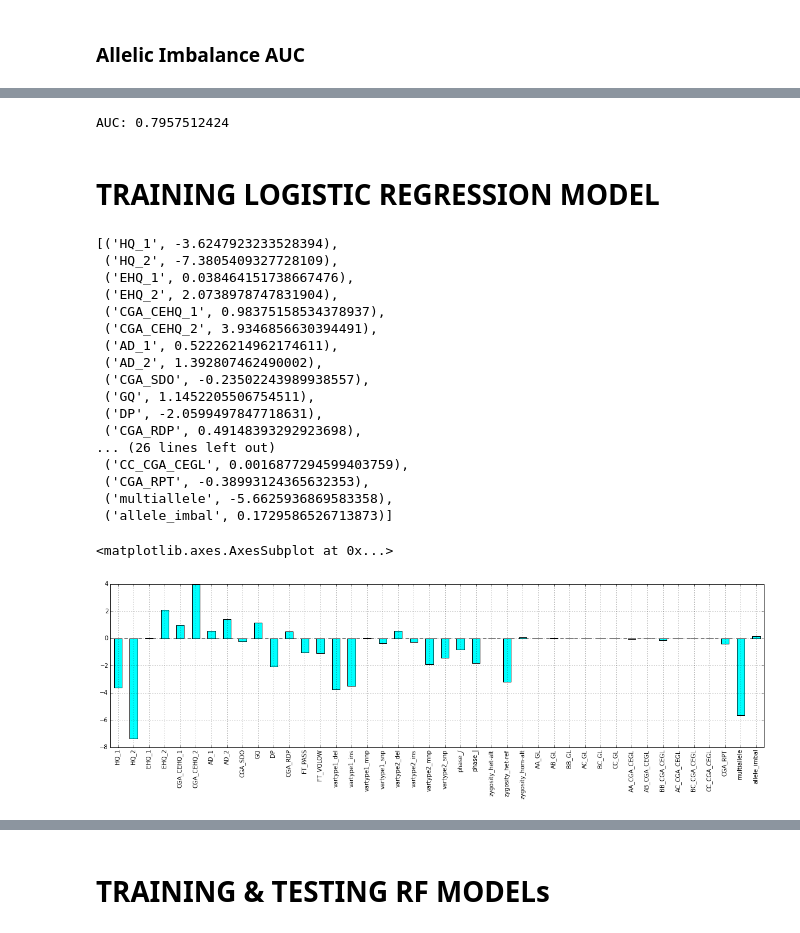
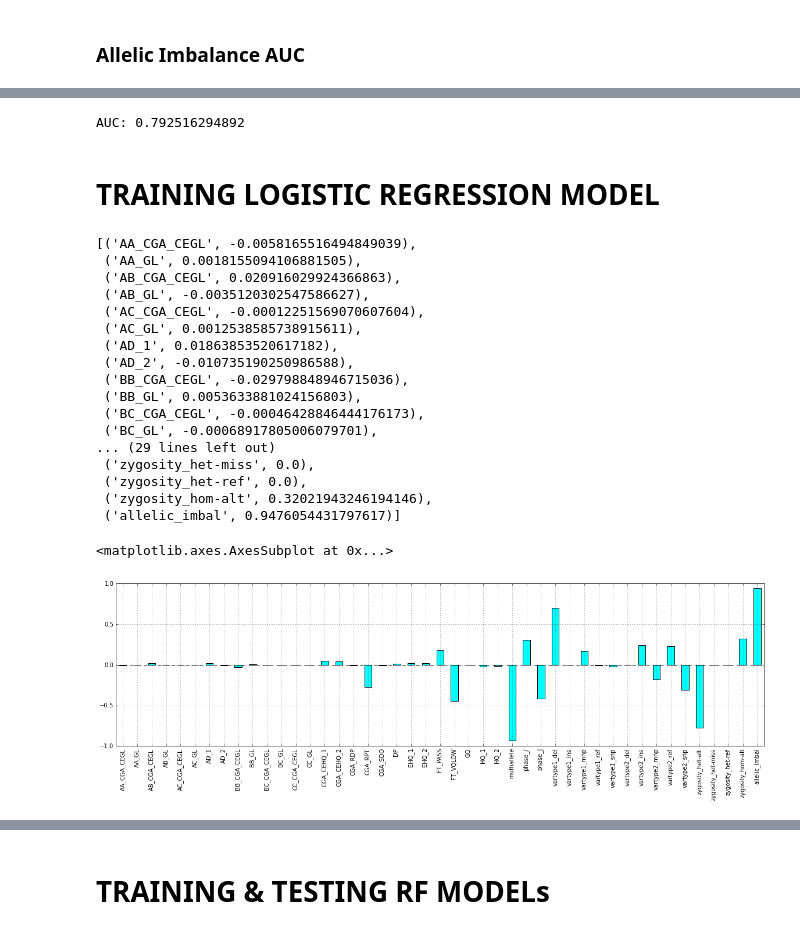
Before and after one commit to Schork-Lab/cg-classifier, a Jupyter notebook: ipynb/cg_RF_NA12877.ipynb, the cells around one changed output, grey strips where cells are left out. Saved outputs shown, nothing was run; the diff lists cells and outputs as text; code cells hidden in the pictures.

```diff
--- a/ipynb/cg_RF_NA12877.ipynb
+++ b/ipynb/cg_RF_NA12877.ipynb
@@ -353,0 +434,5 @@ def print_data(df, index):
+# %%
+training_set_indels = training_set[(training_set.vartype1_ins==1) | (training_set.vartype2_ins==1) | (training_set.vartype1_del==1) | (training_set.vartype2_del==1)]
+# %%
+training_truth_indels = training_truth[training_truth.index.isin(training_set_indels.index)]
+training_truth_indels['truth'].value_counts()
@@ -353,0 +443,4 @@ def print_data(df, index):
+# %%
+
+training_set_indels_random, training_truth_indels_random = get_random_sample_df(training_set_indels, training_truth_indels, 150000)
+training_truth_indels_random.truth.value_counts()
@@ -530,10 +548,10 @@ Try using .loc[row_index,col_indexer] = value instead
 # %%
 #AUC FOR JUST ALLELEIC IMBALANCE
 from sklearn import metrics
-y = training_truth_random['truth']
-pred = training_set_random.allele_imbal
+y = training_truth_indels_random['truth']
+pred = training_set_indels_random.allelic_imbal
 fpr, tpr, thresholds = metrics.roc_curve(y, pred, pos_label=1)
 print 'AUC:', metrics.auc(fpr, tpr)
 # %% [output]
-AUC: 0.7957512424
+AUC: 0.792516294892
 # %%
@@ -542,9 +560,11 @@ del test_set_random['allelic_imbal']
 # %% [markdown]
 # TRAINING LOGISTIC REGRESSION MODEL
 # %%
+del training_set_indels_random['CGA_XR']
+
 from sklearn import linear_model
 lm = linear_model.LogisticRegression(penalty='l1',C=1)
-lm_train = lm.fit(training_set_random_scaled, training_truth_random.values)
+lm_train = lm.fit(training_set_indels_random, training_truth_indels_random.values)
 # %%
 import cPickle
 #cPickle.dump(lm_train, open('/gpfs/home/erscott/Datasets_raw/PlatinumGenomes/NA12877/NA12877_phasing/classifier_models/NA12877_preprocessed_training_set_LogReg_model_l2_C1_autosomes.pkl','w'))
@@ -552,28 +572,29 @@ cPickle.dump(lm_train, open('/Users/ers_vader/git_data/cg_classifier/models/NA12
 # %%
 #Coefficients for SCALED DATA
-zip(training_set_random_scaled.columns, lm_train.coef_[0])
+zip(training_set_indels_random.columns, lm_train.coef_[0])
 # %% [output]
-[('HQ_1', -3.6247923233528394),
- ('HQ_2', -7.3805409327728109),
- ('EHQ_1', 0.038464151738667476),
- ('EHQ_2', 2.0738978747831904),
- ('CGA_CEHQ_1', 0.98375158534378937),
- ('CGA_CEHQ_2', 3.9346856630394491),
- ('AD_1', 0.52226214962174611),
- ('AD_2', 1.392807462490002),
- ('CGA_SDO', -0.23502243989938557),
- ('GQ', 1.1452205506754511),
- ('DP', -2.0599497847718631),
- ('CGA_RDP', 0.49148393292923698),
-... (26 lines left out)
- ('CC_CGA_CEGL', 0.0016877294599403759),
- ('CGA_RPT', -0.38993124365632353),
- ('multiallele', -5.6625936869583358),
- ('allele_imbal', 0.1729586526713873)]
+[('AA_CGA_CEGL', -0.0058165516494849039),
+ ('AA_GL', 0.0018155094106881505),
+ ('AB_CGA_CEGL', 0.020916029924366863),
+ ('AB_GL', -0.0035120302547586627),
+ ('AC_CGA_CEGL', -0.00012251569070607604),
+ ('AC_GL', 0.0012538585738915611),
+ ('AD_1', 0.01863853520617182),
+ ('AD_2', -0.010735190250986588),
+ ('BB_CGA_CEGL', -0.029798848946715036),
+ ('BB_GL', 0.0053633881024156803),
+ ('BC_CGA_CEGL', -0.00046428846444176173),
+ ('BC_GL', -0.00068917805006079701),
+... (29 lines left out)
+ ('zygosity_het-miss', 0.0),
+ ('zygosity_het-ref', 0.0),
+ ('zygosity_hom-alt', 0.32021943246194146),
+ ('allelic_imbal', 0.9476054431797617)]
 # %%
+#Random sample of 150k indels, all features minus CGA-XR
 lm_train_scaled_coeff = pd.Series(lm_train.coef_[0])
-lm_train_scaled_coeff.index = training_set_random_scaled.columns
+lm_train_scaled_coeff.index = training_set_indels_random.columns
 lm_train_scaled_coeff.plot(kind='bar', figsize = (20,5), color='cyan')
 # %% [output]
 <matplotlib.axes.AxesSubplot at 0x...>
-[figure, old version]
+[figure, new version]
```
Also changed, not shown: parts of 106 cells of this notebook.
